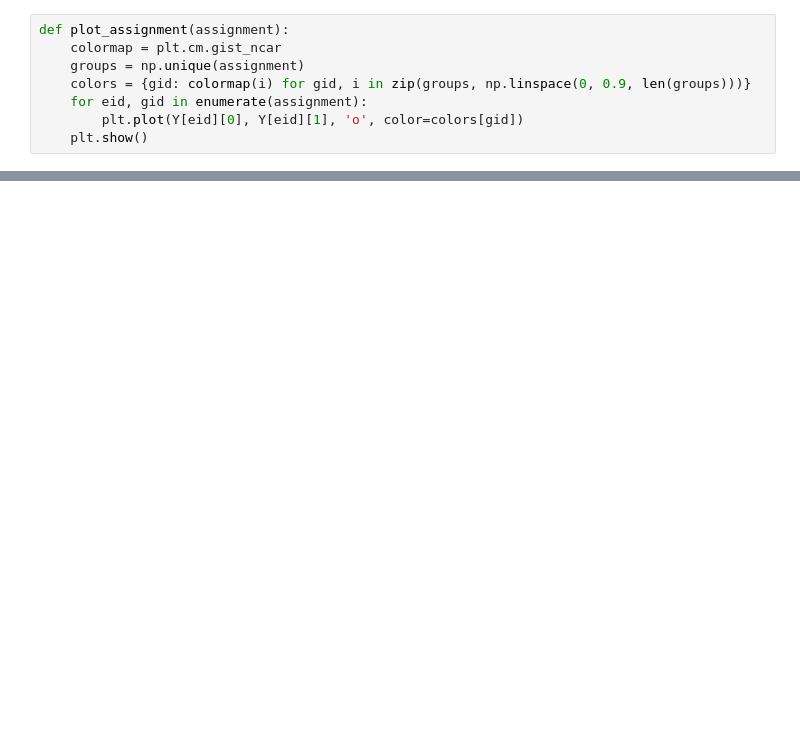
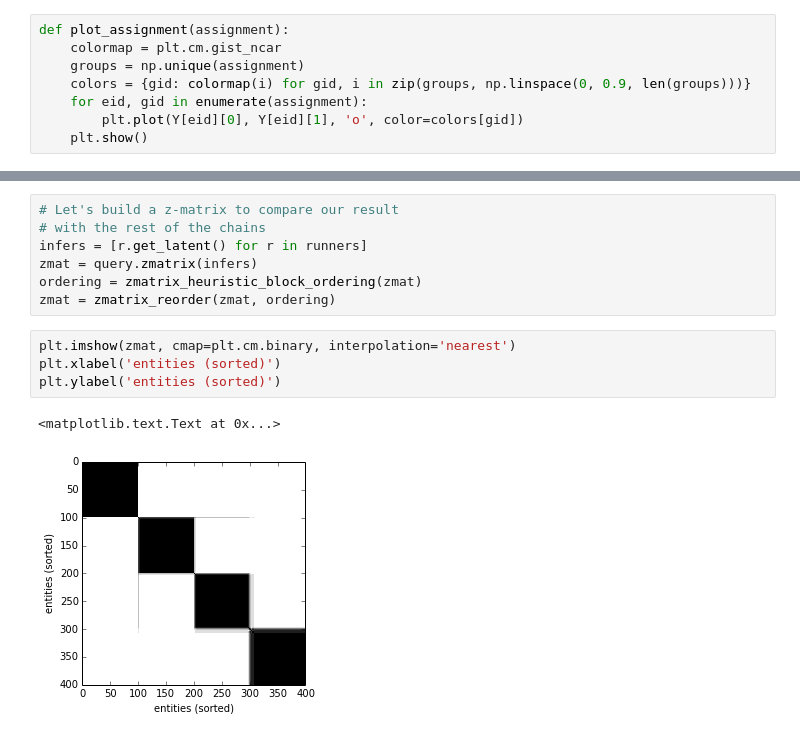
Before and after one commit to datamicroscopes/kernels, a Jupyter notebook: examples/gauss2d.ipynb, the cells around one changed output, grey strips where cells are left out. Saved outputs shown, nothing was run; the diff lists cells and outputs as text; blank space fills up the shorter version.

```diff
--- a/examples/gauss2d.ipynb
+++ b/examples/gauss2d.ipynb
@@ -78,0 +105,14 @@ plot_assignment(r.get_latent().assignments())
+# %%
+# Let's build a z-matrix to compare our result
+# with the rest of the chains
+infers = [r.get_latent() for r in runners]
+zmat = query.zmatrix(infers)
+ordering = zmatrix_heuristic_block_ordering(zmat)
+zmat = zmatrix_reorder(zmat, ordering)
+# %%
+plt.imshow(zmat, cmap=plt.cm.binary, interpolation='nearest')
+plt.xlabel('entities (sorted)')
+plt.ylabel('entities (sorted)')
+# %% [output]
+<matplotlib.text.Text at 0x...>
+[figure, added]
```
Also changed, not shown: parts of 12 cells of this notebook.
